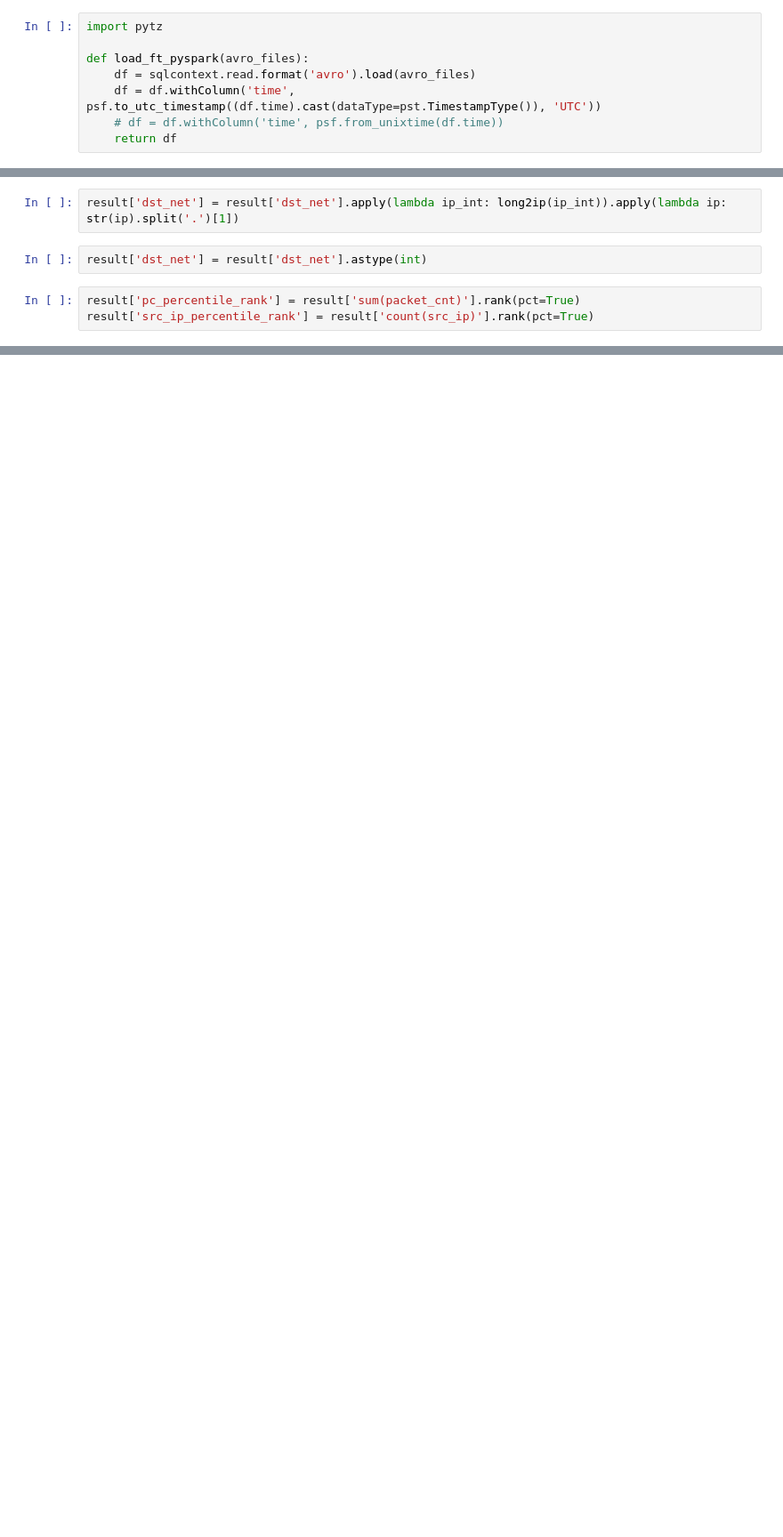
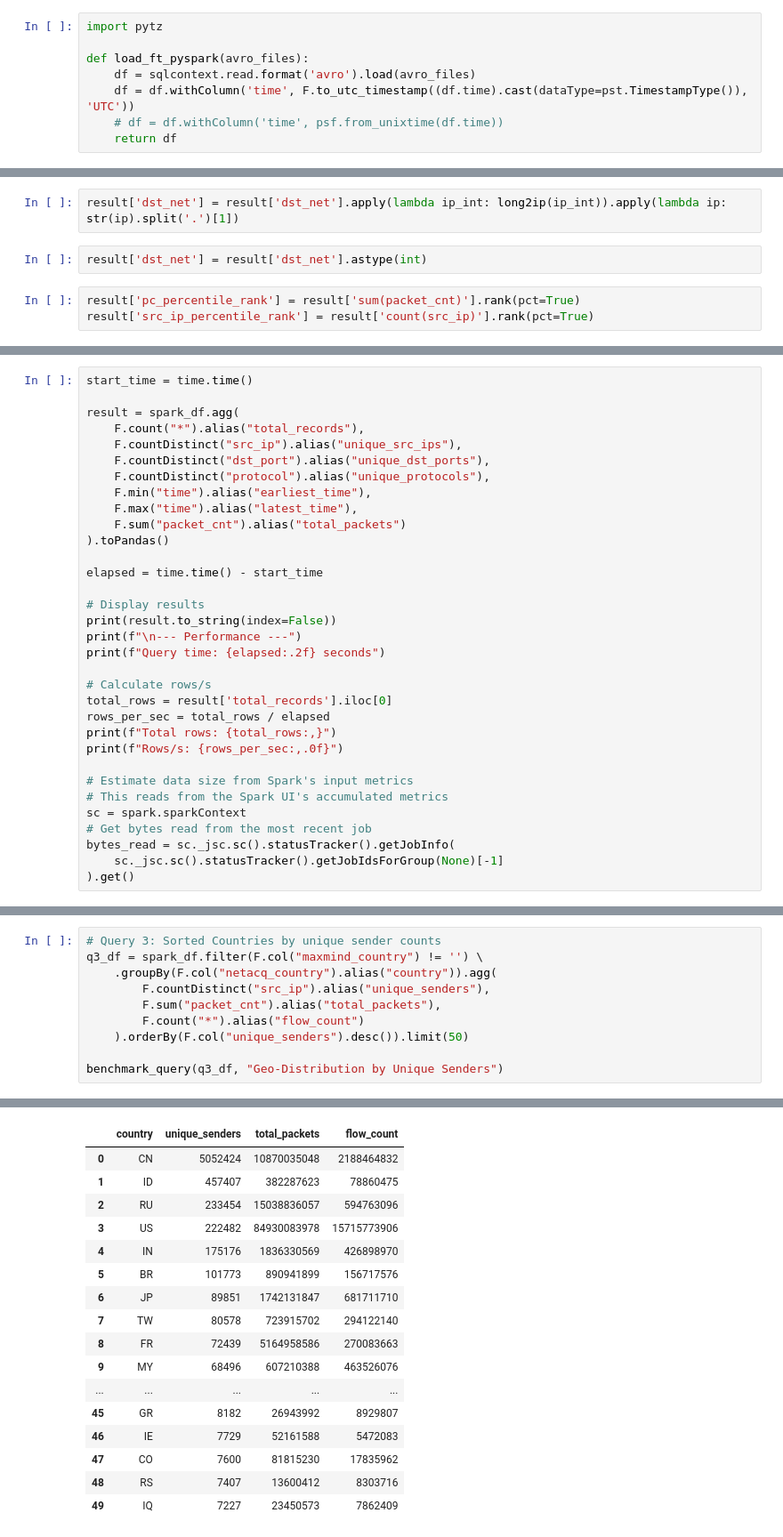
Before and after one commit to CAIDA/telescope_expanse_tutorial, a Jupyter notebook: example_notebooks/flowtuple_example.ipynb, the cells around one changed output, grey strips where cells are left out. Shown at 89% size. Cells and saved outputs as stored; diff of their text form; blank space fills up the shorter version.

Commit message:
benchmarking data

```diff
--- a/example_notebooks/flowtuple_example.ipynb
+++ b/example_notebooks/flowtuple_example.ipynb
@@ -190,7 +228,7 @@ import pytz
 
 def load_ft_pyspark(avro_files):
     df = sqlcontext.read.format('avro').load(avro_files)
-    df = df.withColumn('time', psf.to_utc_timestamp((df.time).cast(dataType=pst.TimestampType()), 'UTC'))
+    df = df.withColumn('time', F.to_utc_timestamp((df.time).cast(dataType=pst.TimestampType()), 'UTC'))
     # df = df.withColumn('time', psf.from_unixtime(df.time))
     return df
 # %% [markdown]
@@ -510,0 +549,33 @@ resultasn
+# %%
+start_time = time.time()
+
+result = spark_df.agg(
+    F.count("*").alias("total_records"),
+    F.countDistinct("src_ip").alias("unique_src_ips"),
+    F.countDistinct("dst_port").alias("unique_dst_ports"),
+    F.countDistinct("protocol").alias("unique_protocols"),
+    F.min("time").alias("earliest_time"),
+    F.max("time").alias("latest_time"),
+    F.sum("packet_cnt").alias("total_packets")
+).toPandas()
+
+elapsed = time.time() - start_time
+
+# Display results
+print(result.to_string(index=False))
+print(f"\n--- Performance ---")
+print(f"Query time: {elapsed:.2f} seconds")
+
+# Calculate rows/s
+total_rows = result['total_records'].iloc[0]
+rows_per_sec = total_rows / elapsed
+print(f"Total rows: {total_rows:,}")
+print(f"Rows/s: {rows_per_sec:,.0f}")
+
+# Estimate data size from Spark's input metrics
+# This reads from the Spark UI's accumulated metrics
+sc = spark.sparkContext
+# Get bytes read from the most recent job
+bytes_read = sc._jsc.sc().statusTracker().getJobInfo(
+    sc._jsc.sc().statusTracker().getJobIdsForGroup(None)[-1]
+).get()
@@ -510,0 +719,11 @@ resultasn
+# %%
+# Query 3: Sorted Countries by unique sender counts
+q3_df = spark_df.filter(F.col("maxmind_country") != '') \
+    .groupBy(F.col("netacq_country").alias("country")).agg(
+        F.countDistinct("src_ip").alias("unique_senders"),
+        F.sum("packet_cnt").alias("total_packets"),
+        F.count("*").alias("flow_count")
+    ).orderBy(F.col("unique_senders").desc()).limit(50)
+
+benchmark_query(q3_df, "Geo-Distribution by Unique Senders")
+# %% [output]
@@ -510,0 +750,17 @@ resultasn
+|  | country | unique_senders | total_packets | flow_count |
+| 0 | CN | 5052424 | 10870035048 | 2188464832 |
+| 1 | ID | 457407 | 382287623 | 78860475 |
+| 2 | RU | 233454 | 15038836057 | 594763096 |
+| 3 | US | 222482 | 84930083978 | 15715773906 |
+| 4 | IN | 175176 | 1836330569 | 426898970 |
+| 5 | BR | 101773 | 890941899 | 156717576 |
+| 6 | JP | 89851 | 1742131847 | 681711710 |
+| 7 | TW | 80578 | 723915702 | 294122140 |
+| 8 | FR | 72439 | 5164958586 | 270083663 |
+| 9 | MY | 68496 | 607210388 | 463526076 |
+| ... | ... | ... | ... | ... |
+| 45 | GR | 8182 | 26943992 | 8929807 |
+| 46 | IE | 7729 | 52161588 | 5472083 |
+| 47 | CO | 7600 | 81815230 | 17835962 |
+| 48 | RS | 7407 | 13600412 | 8303716 |
+| 49 | IQ | 7227 | 23450573 | 7862409 |
```
Also changed, not shown: parts of 40 cells of this notebook, 3 other files.
